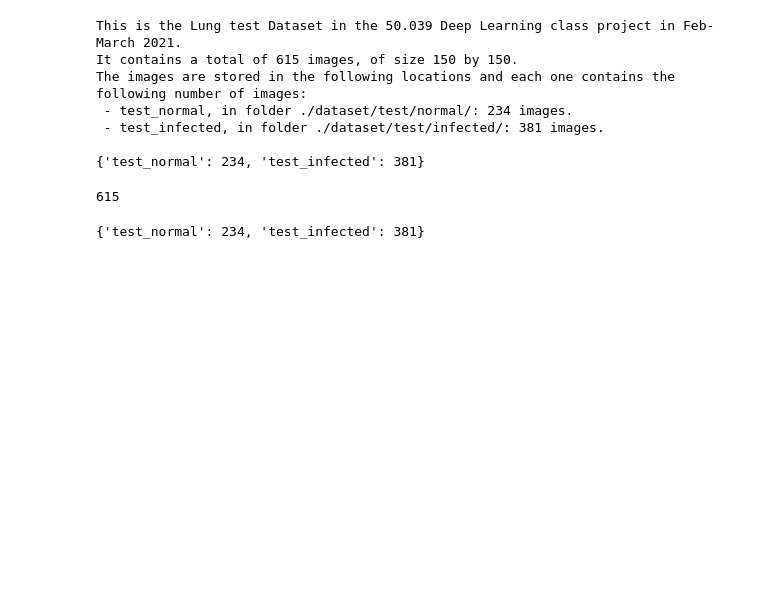
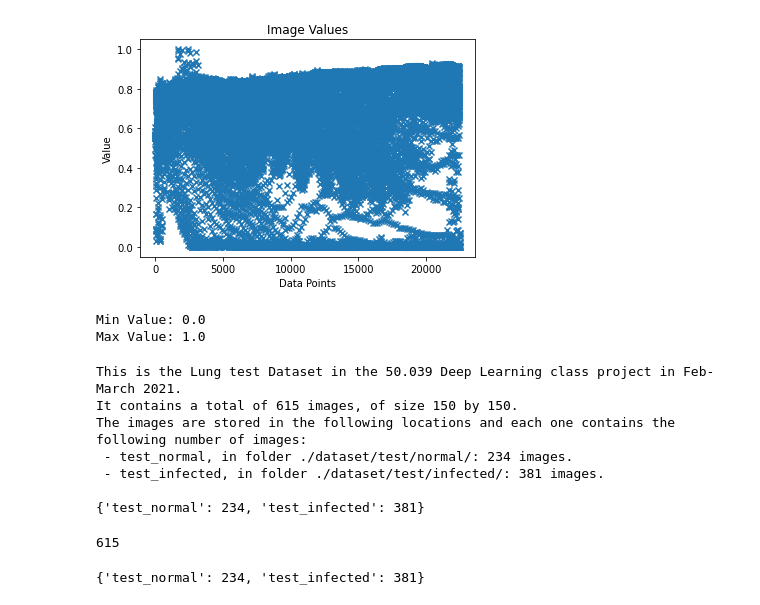
Before and after one commit to EYLeong/Chest_X-ray_Classifier, a Jupyter notebook: Dataloaders.ipynb, the cells around one changed output. Saved outputs shown, nothing was run; the diff lists cells and outputs as text; code cells hidden in the pictures; blank space fills up the shorter version.

```diff
--- a/Dataloaders.ipynb
+++ b/Dataloaders.ipynb
@@ -300,3 +475,9 @@ class Lung_Dataset(Dataset):
+# %%
+lda.print_image_plot(img)
+# %% [output]
+[figure, added]
+Min Value: 0.0
+Max Value: 1.0
 # %%
 ld_train = Lung_Dataset('test', verbose =0)
 ld_train.describe()
```
Also changed, not shown: parts of 5 cells of this notebook, 2 other files.
